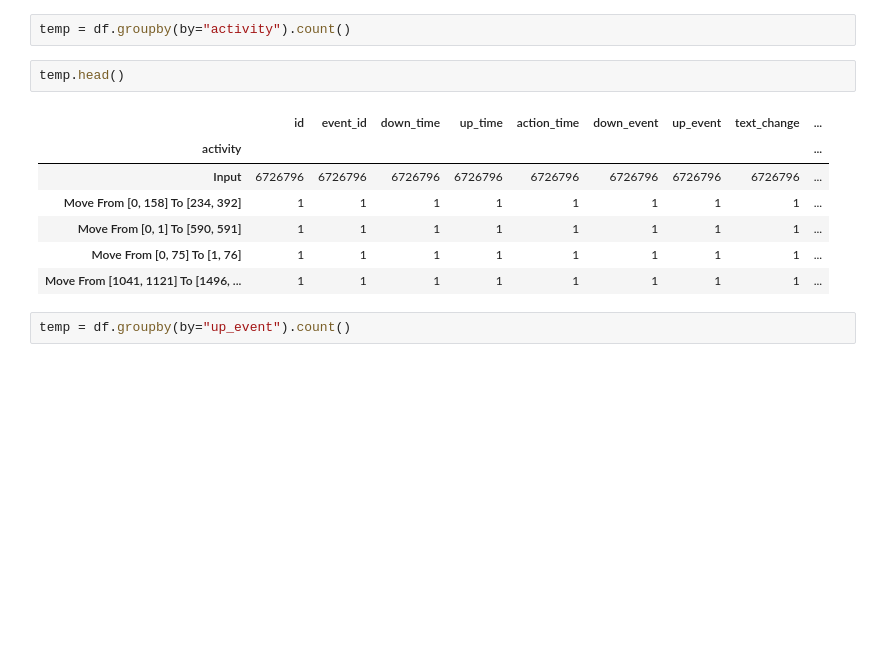
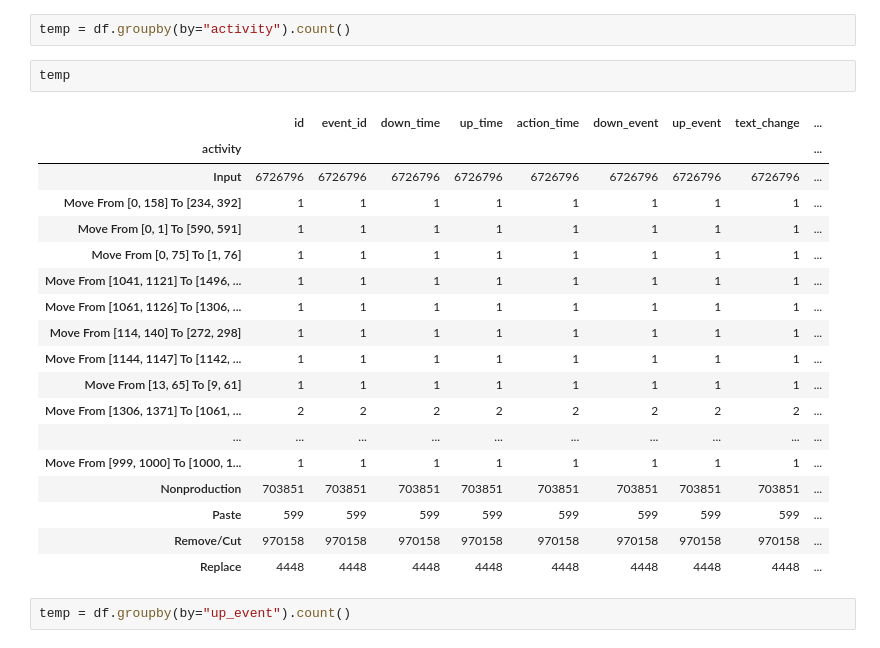
Before and after one commit to PiotrDratwa/Writing_quality_projections, a Jupyter notebook: Linking Writing Processes to Writing Quality.ipynb, the cells around one changed output. Cells and saved outputs as stored; diff of their text form; blank space fills up the shorter version.

```diff
--- a/Linking Writing Processes to Writing Quality.ipynb
+++ b/Linking Writing Processes to Writing Quality.ipynb
@@ -98,15 +109,26 @@ sns.countplot(data=df, x = df["up_event"])
 # %%
 temp = df.groupby(by="activity").count()
 # %%
-temp.head()
+temp
 # %% [output]
 |  | id | event_id | down_time | up_time | action_time | down_event | up_event | text_change | ... |
 | activity |  |  |  |  |  |  |  |  | ... |
 | Input | 6726796 | 6726796 | 6726796 | 6726796 | 6726796 | 6726796 | 6726796 | 6726796 | ... |
 | Move From [0, 158] To [234, 392] | 1 | 1 | 1 | 1 | 1 | 1 | 1 | 1 | ... |
 | Move From [0, 1] To [590, 591] | 1 | 1 | 1 | 1 | 1 | 1 | 1 | 1 | ... |
 | Move From [0, 75] To [1, 76] | 1 | 1 | 1 | 1 | 1 | 1 | 1 | 1 | ... |
 | Move From [1041, 1121] To [1496, ... | 1 | 1 | 1 | 1 | 1 | 1 | 1 | 1 | ... |
+| Move From [1061, 1126] To [1306, ... | 1 | 1 | 1 | 1 | 1 | 1 | 1 | 1 | ... |
+| Move From [114, 140] To [272, 298] | 1 | 1 | 1 | 1 | 1 | 1 | 1 | 1 | ... |
+| Move From [1144, 1147] To [1142, ... | 1 | 1 | 1 | 1 | 1 | 1 | 1 | 1 | ... |
+| Move From [13, 65] To [9, 61] | 1 | 1 | 1 | 1 | 1 | 1 | 1 | 1 | ... |
+| Move From [1306, 1371] To [1061, ... | 2 | 2 | 2 | 2 | 2 | 2 | 2 | 2 | ... |
+| ... | ... | ... | ... | ... | ... | ... | ... | ... | ... |
+| Move From [999, 1000] To [1000, 1... | 1 | 1 | 1 | 1 | 1 | 1 | 1 | 1 | ... |
+| Nonproduction | 703851 | 703851 | 703851 | 703851 | 703851 | 703851 | 703851 | 703851 | ... |
+| Paste | 599 | 599 | 599 | 599 | 599 | 599 | 599 | 599 | ... |
+| Remove/Cut | 970158 | 970158 | 970158 | 970158 | 970158 | 970158 | 970158 | 970158 | ... |
+| Replace | 4448 | 4448 | 4448 | 4448 | 4448 | 4448 | 4448 | 4448 | ... |
 # %%
 temp = df.groupby(by="up_event").count()
 # %%
```
Also changed, not shown: parts of 9 cells of this notebook.
